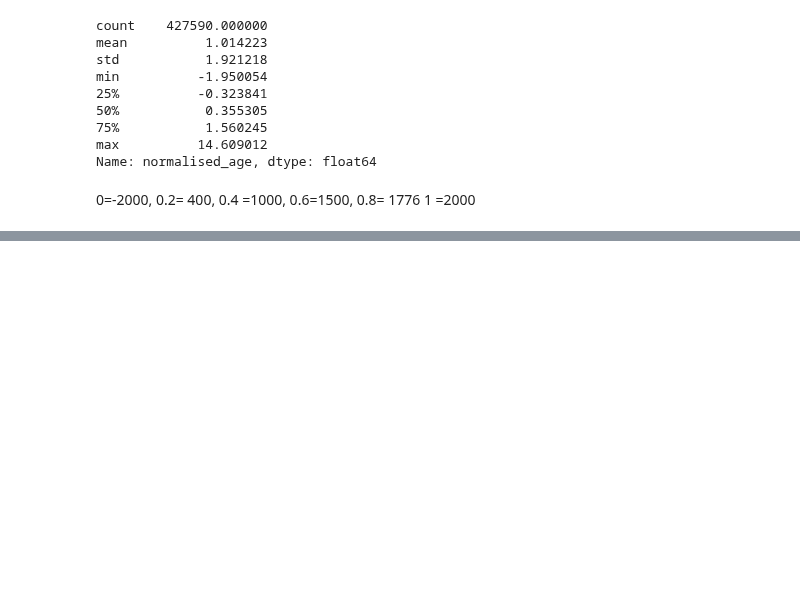
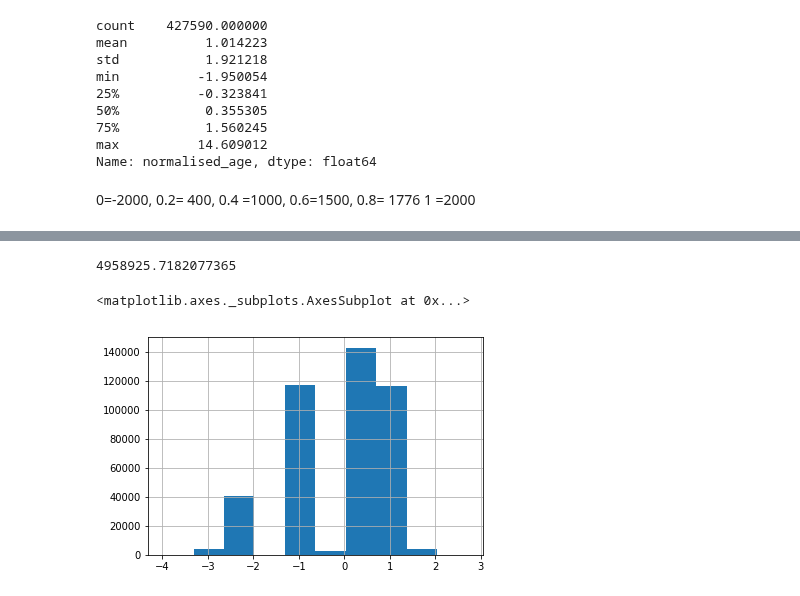
Before and after one commit to ucfnmyo/SDC_MuseumsProject, a Jupyter notebook: MISC/Cl/DBScan_Gower.ipynb, the cells around one changed output, grey strips where cells are left out. Cells and saved outputs as stored; diff of their text form; code cells hidden in the pictures; blank space fills up the shorter version.

```diff
--- a/MISC/Cl/DBScan_Gower.ipynb
+++ b/MISC/Cl/DBScan_Gower.ipynb
@@ -219,0 +191,2 @@ sum(ClusterData.medium.value_counts().head(100))/ClusterData.medium.count()
+# %%
+geocodes = pd.read_csv('geocodes.csv', sep = ',', engine = 'python')
@@ -219,0 +225,20 @@ sum(ClusterData.medium.value_counts().head(100))/ClusterData.medium.count()
+# %%
+geocodes["coordX"].std()
+# %% [output]
+4958925.7182077365
+# %%
+SpatioTemporalData=ClusterData[["Object ID","normalised_age"]].merge(geocodes[["Object ID","coordX","coordY"]],how="left",left_on="Object ID",right_on="Object ID")
+# %%
+meanX=geocodes["coordX"].mean()
+stdX=geocodes["coordX"].std()
+meanY=geocodes["coordY"].mean()
+stdY=geocodes["coordY"].std()
+
+for i in SpatioTemporalData.index:
+        SpatioTemporalData.at[i, 'coordX'] = (geocodes.at[i, 'coordX']-meanX)/stdX
+        SpatioTemporalData.at[i, 'coordY'] = (geocodes.at[i, 'coordY']-meanY)/stdY
+# %%
+SpatioTemporalData.coordX.hist(bins=10)
+# %% [output]
+<matplotlib.axes._subplots.AxesSubplot at 0x...>
+[figure, added]
```
Also changed, not shown: parts of 16 cells of this notebook, 3 other files.
